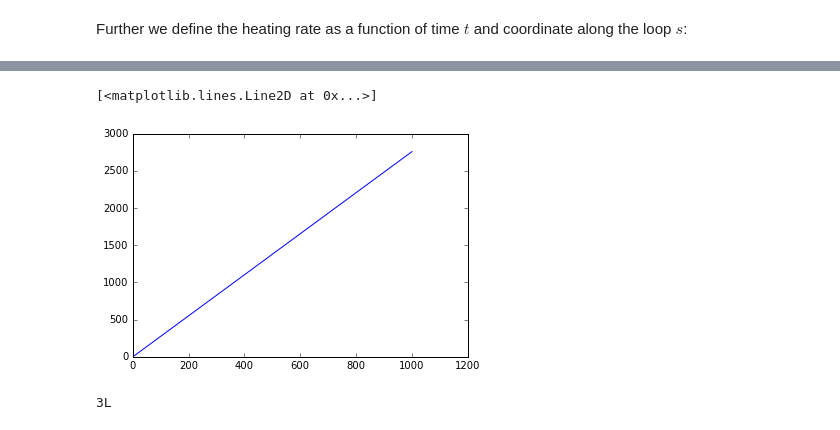
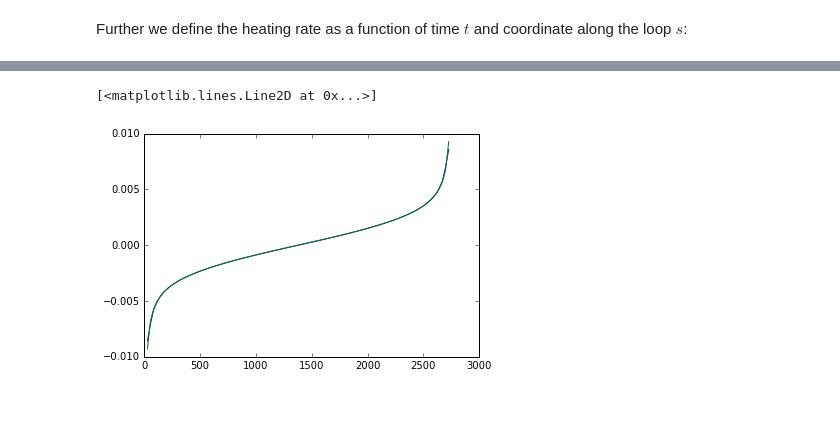
Before and after one commit to temik42/lib, a Jupyter notebook: hydron/example.ipynb, the cells around one changed output, grey strips where cells are left out. Saved outputs shown, nothing was run; the diff lists cells and outputs as text; code cells hidden in the pictures.

```diff
--- a/hydron/example.ipynb
+++ b/hydron/example.ipynb
@@ -88,9 +93,6 @@ plt.plot(sim.x,sim.p)
-# %%
-plt.plot(sim.x)
-# %% [output]
-[<matplotlib.lines.Line2D at 0x...>]
-[figure, removed]
-# %%
-sim.ndim
-# %% [output]
-3L
+# %%
+plt.plot(sim.x[1:-1],sim.d_dx(sim.p))
+plt.plot(sim.x[1:-1],(sim.sources[0].get(sim.ex)*sim.q[0])[1:-1])
+# %% [output]
+[<matplotlib.lines.Line2D at 0x...>]
+[figure, added]
```
Also changed, not shown: parts of 7 cells of this notebook, 24 other files.
